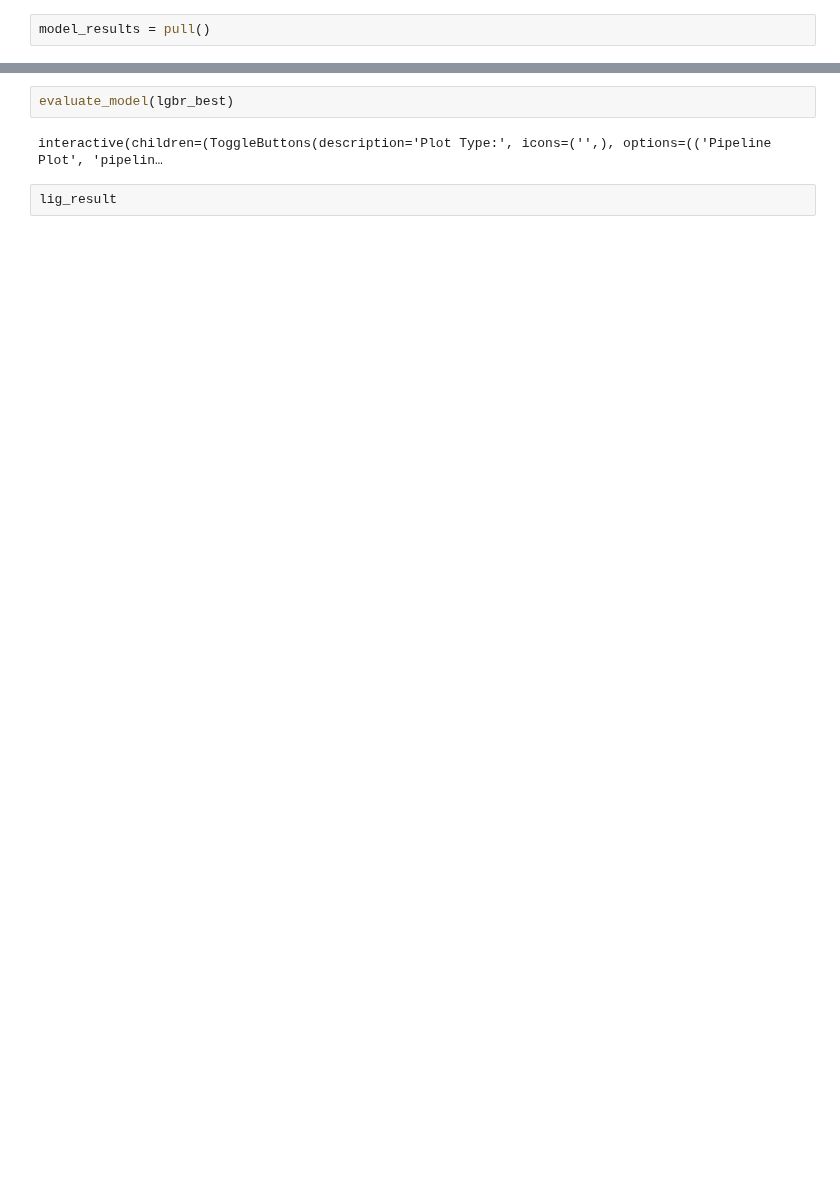
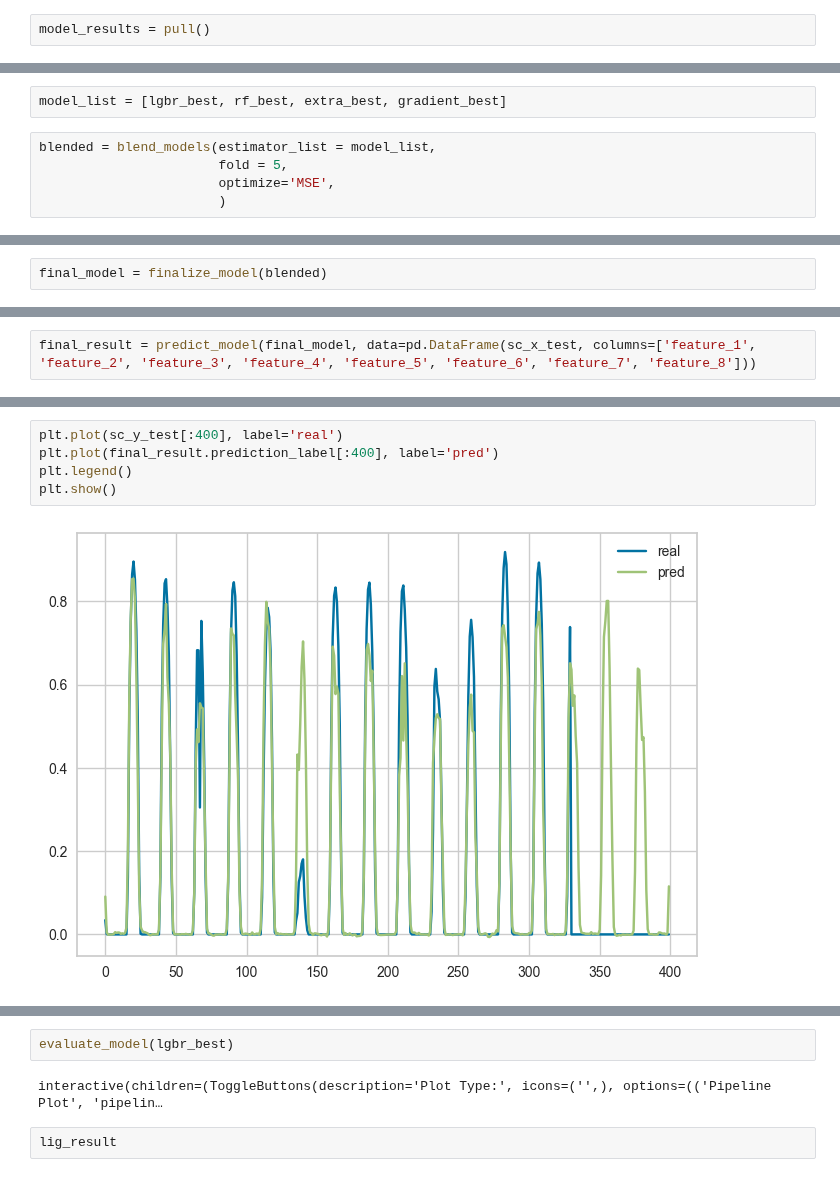
Before and after one commit to Jjineeq/Capstone_Design, a Jupyter notebook: model/23_05_27.ipynb, the cells around one changed output, grey strips where cells are left out. Drawn from its saved outputs; the diff is of its cells as text; blank space fills up the shorter version.

```diff
--- a/model/23_05_27.ipynb
+++ b/model/23_05_27.ipynb
@@ -262,0 +450,7 @@ Fitting 5 folds for each of 10 candidates, totalling 50 fits
+# %%
+model_list = [lgbr_best, rf_best, extra_best, gradient_best]
+# %%
+blended = blend_models(estimator_list = model_list,
+                       fold = 5,
+                       optimize='MSE',
+                       )
@@ -262,0 +472,2 @@ Fitting 5 folds for each of 10 candidates, totalling 50 fits
+# %%
+final_model = finalize_model(blended)
@@ -262,0 +494,2 @@ Fitting 5 folds for each of 10 candidates, totalling 50 fits
+# %%
+final_result = predict_model(final_model, data=pd.DataFrame(sc_x_test, columns=['feature_1', 'feature_2', 'feature_3', 'feature_4', 'feature_5', 'feature_6', 'feature_7', 'feature_8']))
@@ -263,3 +518,10 @@ Fitting 5 folds for each of 10 candidates, totalling 50 fits
+# %%
+plt.plot(sc_y_test[:400], label='real')
+plt.plot(final_result.prediction_label[:400], label='pred')
+plt.legend()
+plt.show()
+# %% [output]
+[figure, added]
 # %%
 lig_result = predict_model(lgbr_best).sort_index()
 # %% [output]
```
Also changed, not shown: parts of 26 cells of this notebook, 42 other files.
